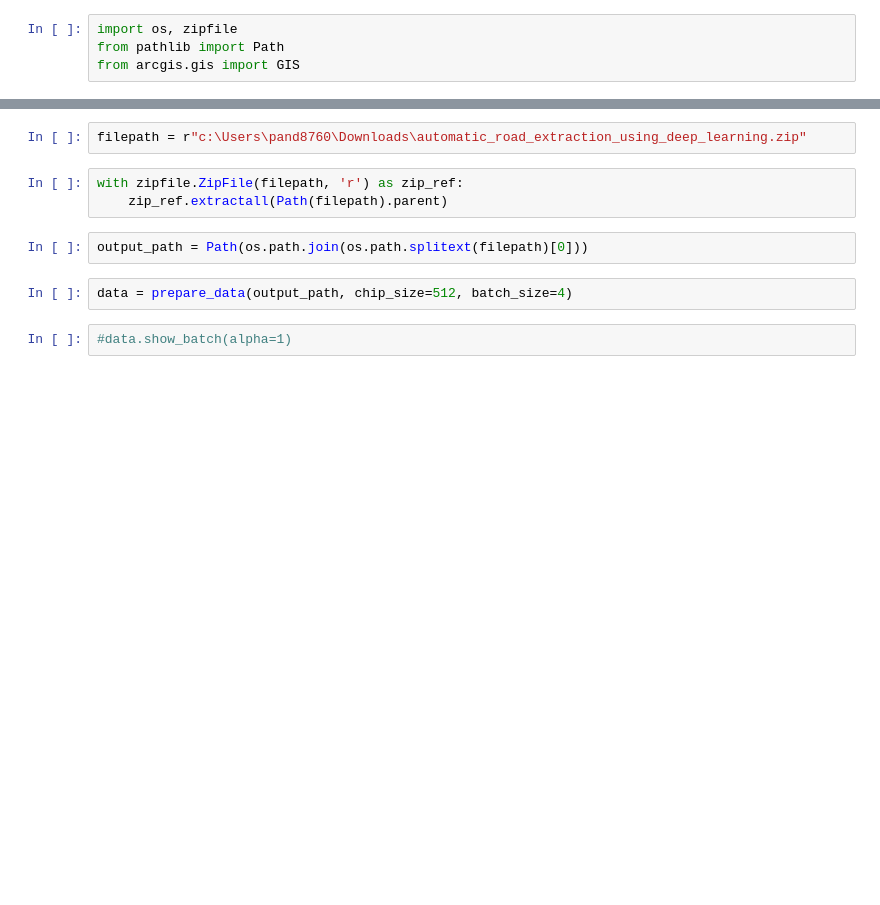
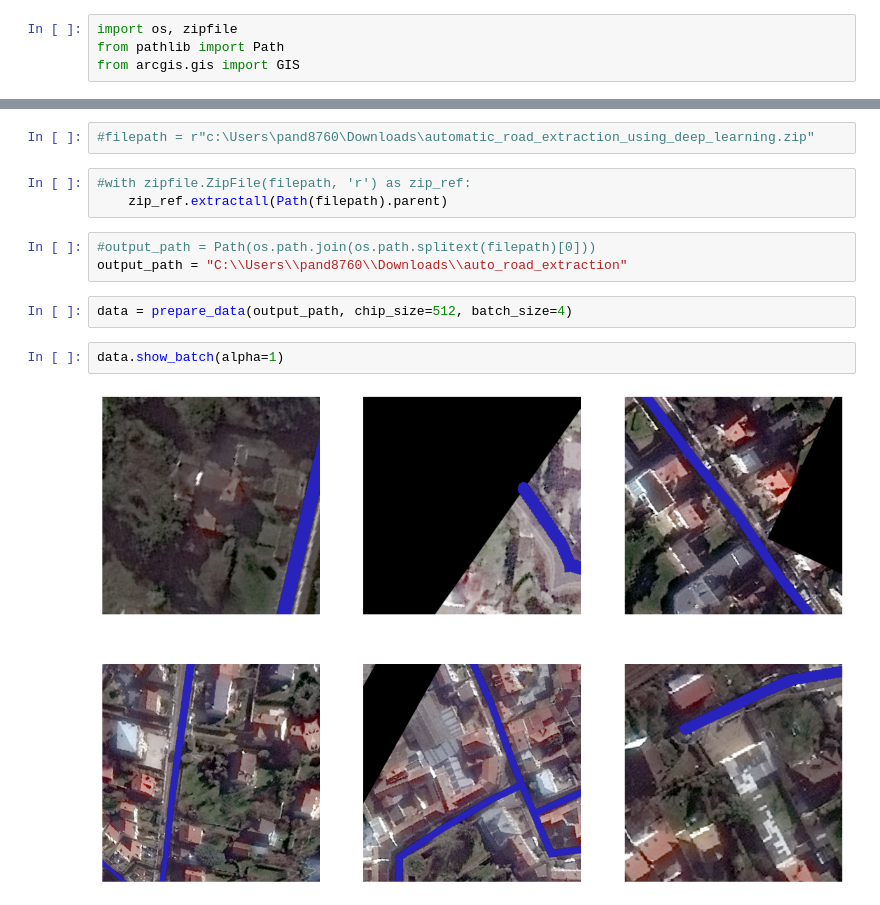
Before and after one commit to Vraj103/Road_extraction-Using-Linknet, a Jupyter notebook: notebooks/RNE.ipynb, the cells around one changed output, grey strips where cells are left out. Drawn from its saved outputs; the diff is of its cells as text; blank space fills up the shorter version.

```diff
--- a/notebooks/RNE.ipynb
+++ b/notebooks/RNE.ipynb
@@ -19,14 +31,17 @@ training_data
 # %% [output]
 <Item title:"automatic_road_extraction_using_deep_learning" type:Image Collection owner:api_data_owner>
 # %%
-filepath = r"c:\Users\pand8760\Downloads\automatic_road_extraction_using_deep_learning.zip"
+#filepath = r"c:\Users\pand8760\Downloads\automatic_road_extraction_using_deep_learning.zip"
 # %%
-with zipfile.ZipFile(filepath, 'r') as zip_ref:
+#with zipfile.ZipFile(filepath, 'r') as zip_ref:
     zip_ref.extractall(Path(filepath).parent)
 # %%
-output_path = Path(os.path.join(os.path.splitext(filepath)[0]))
+#output_path = Path(os.path.join(os.path.splitext(filepath)[0]))
+output_path = "C:\\Users\\pand8760\\Downloads\\auto_road_extraction"
 # %%
 data = prepare_data(output_path, chip_size=512, batch_size=4)
 # %%
-#data.show_batch(alpha=1)
+data.show_batch(alpha=1)
+# %% [output]
+[figure, added]
 # %%
```
Also changed, not shown: parts of 30 cells of this notebook.
